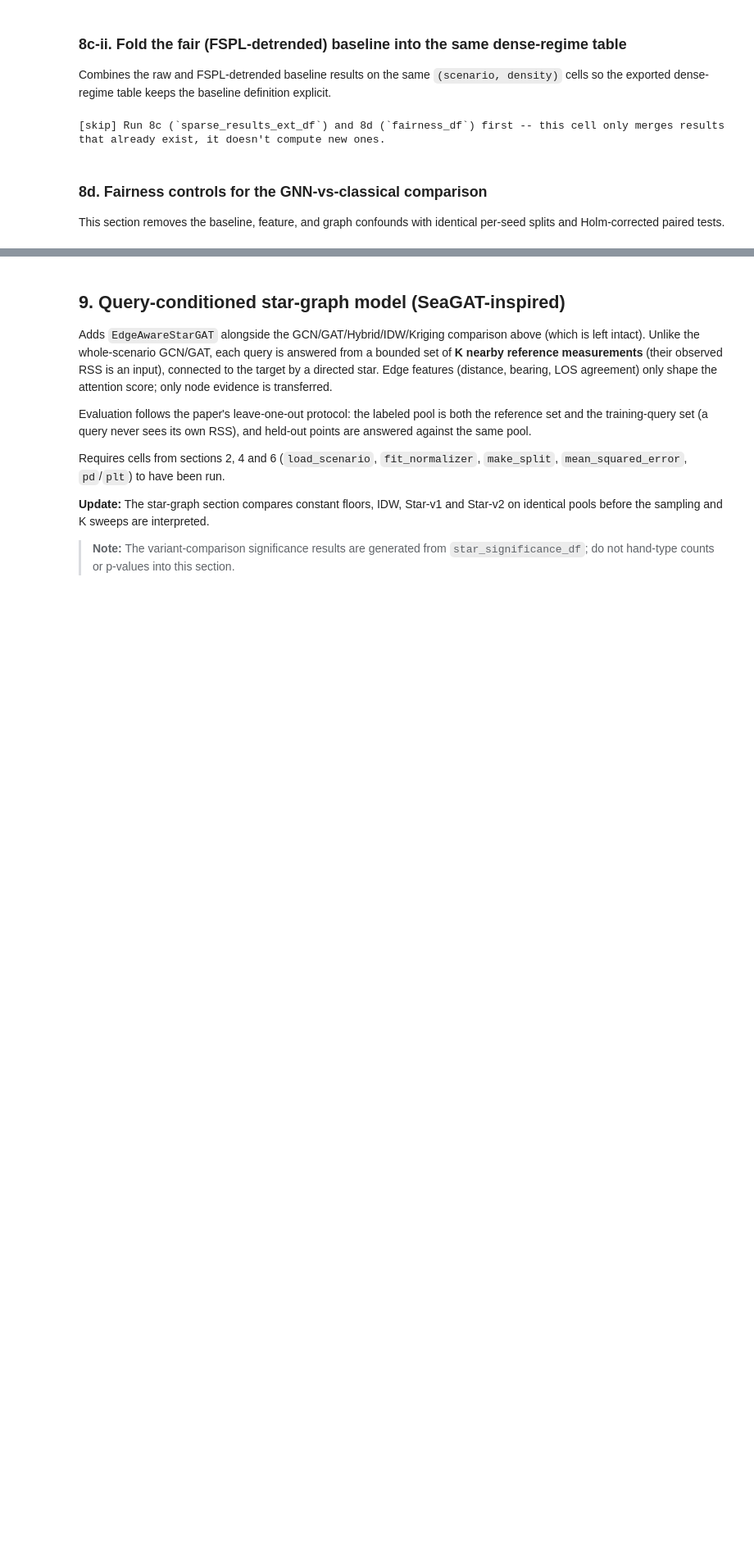
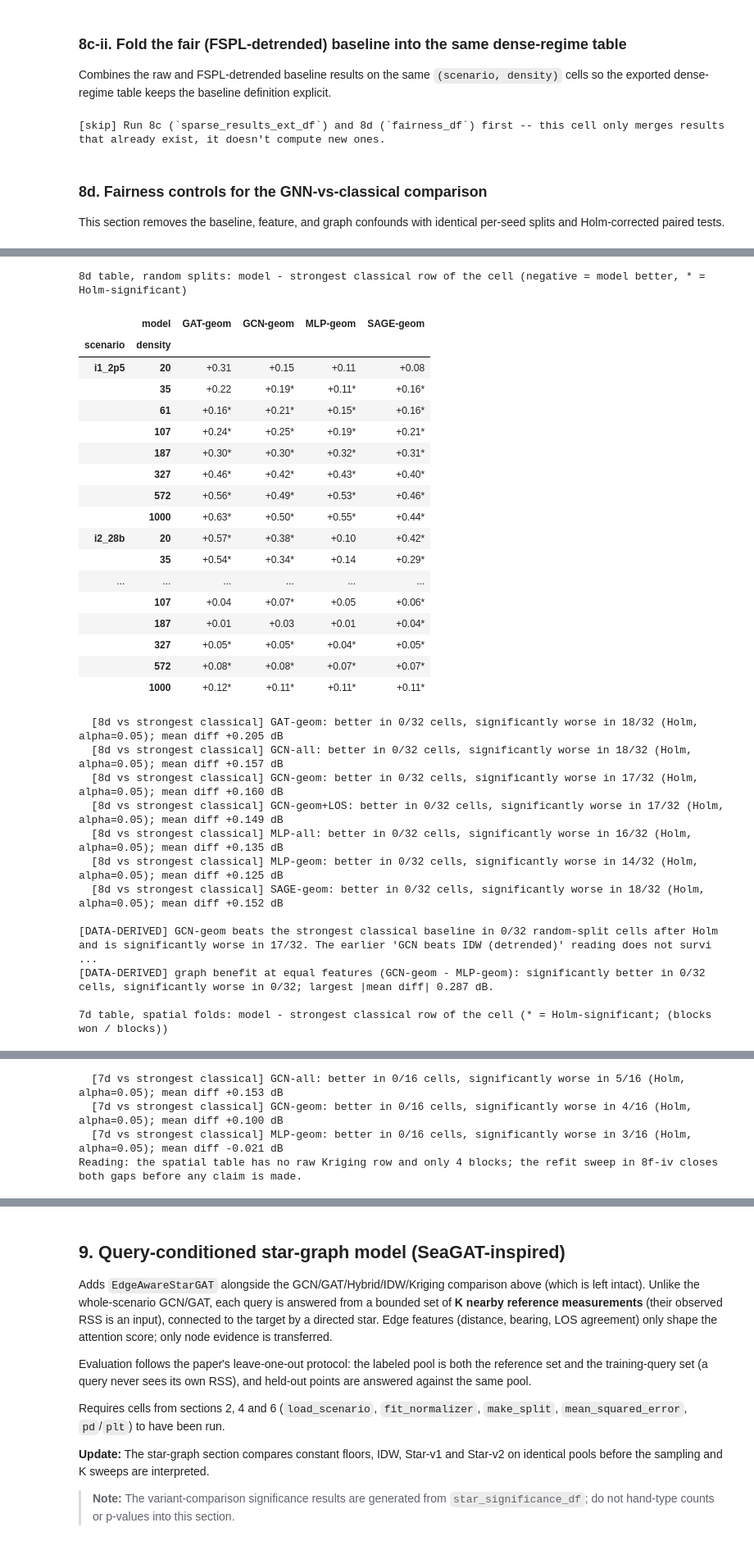
Before and after one commit to CompileArtisan/prism, a Jupyter notebook: radiomap_6g_sweep.ipynb, the cells around one changed output, grey strips where cells are left out. Shown at 82% size. Drawn from its saved outputs; the diff is of its cells as text; code cells hidden in the pictures; blank space fills up the shorter version.

```diff
--- a/radiomap_6g_sweep.ipynb
+++ b/radiomap_6g_sweep.ipynb
@@ -4143,0 +4219,58 @@ Best method per (scenario, density) by mean RMSE -- selection among many variant
+# %%
+%%report
+# ===== 8e | Audit of the existing 8d (random split) and 7d (spatial fold) tables =====
+# The 8d verdict compared GCN-geom with IDW (detrended), which is the WEAKEST of the classical rows in most cells. Here each cell is compared
+# with its strongest classical row instead (oracle choice from the same rows: it favours the baseline, so a win is conservative).
+_NEUR = ("GCN-geom", "GCN-geom+LOS", "GCN-all", "GAT-geom", "SAGE-geom", "MLP-geom", "MLP-all")
+audit_8d = vs_strongest_tests(fairness_df, _NEUR, baseline="oracle", candidates=CLASSICAL_METHODS)
+print("8d table, random splits: model - strongest classical row of the cell (negative = model better, * = Holm-significant)")
+display(diff_grid(audit_8d[audit_8d["model"].isin(["GCN-geom", "MLP-geom", "GAT-geom", "SAGE-geom"])]))
+AUDIT = {"8d_random": claim_summary(audit_8d, "8d vs strongest classical", models=_NEUR)}
+gm = audit_8d[audit_8d["model"] == "GCN-geom"]
+print(f"\n[DATA-DERIVED] GCN-geom beats the strongest classical baseline in {int(gm['supported'].sum())}/{len(gm)} random-split cells after Holm "
+      f"and is significantly worse in {int(gm['worse_sig'].sum())}/{len(gm)}. "
+      + ("The earlier 'GCN beats IDW (detrended)' reading does not survive a fair baseline." if gm["supported"].sum() == 0 else "Cells where it does:"))
+if gm["supported"].sum(): display(gm[gm["supported"]][["scenario", "density", "baseline", "mean_model", "mean_base", "diff", "p_holm"]].round(3))
+# does the graph add anything once the geometry features are in? (already in fairness_tests_df; restated per scenario for the narrative)
+gb = fairness_tests_df[fairness_tests_df["comparison"] == "graph benefit, geom: GCN-geom vs MLP-geom"]
+print(f"[DATA-DERIVED] graph benefit at equal features (GCN-geom - MLP-geom): significantly better in {int(((gb['mean_diff (a-b)'] < 0) & gb['sig_holm']).sum())}/{len(gb)} cells, "
+      f"significantly worse in {int(((gb['mean_diff (a-b)'] > 0) & gb['sig_holm']).sum())}/{len(gb)}; largest |mean diff| {gb['mean_diff (a-b)'].abs().max():.3f} dB.")
+if "spatial_df" in globals():
+    _SP_CLASS = tuple(m for m in ("IDW (raw)", "IDW (detrended)", "FSPL+mean", "Kriging (detrended)") if m in set(spatial_df["method"]))
+    audit_7d = vs_strongest_tests(spatial_df, ("GCN-geom", "GCN-all", "MLP-geom"), baseline="oracle", candidates=_SP_CLASS, fold_col="fold")
+    print("\n7d table, spatial folds: model - strongest classical row of the cell (* = Holm-significant; (blocks won / blocks))")
+    display(diff_grid(audit_7d))
+    AUDIT["7d_spatial"] = claim_summary(audit_7d, "7d vs strongest classical", models=("GCN-geom", "GCN-all", "MLP-geom"))
+    print("Reading: the spatial table has no raw Kriging row and only 4 blocks; the refit sweep in 8f-iv closes both gaps before any claim is made.")
+# %% [output]
+8d table, random splits: model - strongest classical row of the cell (negative = model better, * = Holm-significant)
+|  | model | GAT-geom | GCN-geom | MLP-geom | SAGE-geom |
+| scenario | density |  |  |  |  |
+| i1_2p5 | 20 | +0.31 | +0.15 | +0.11 | +0.08 |
+|  | 35 | +0.22 | +0.19* | +0.11* | +0.16* |
+|  | 61 | +0.16* | +0.21* | +0.15* | +0.16* |
+|  | 107 | +0.24* | +0.25* | +0.19* | +0.21* |
+|  | 187 | +0.30* | +0.30* | +0.32* | +0.31* |
+|  | 327 | +0.46* | +0.42* | +0.43* | +0.40* |
+|  | 572 | +0.56* | +0.49* | +0.53* | +0.46* |
+|  | 1000 | +0.63* | +0.50* | +0.55* | +0.44* |
+| i2_28b | 20 | +0.57* | +0.38* | +0.10 | +0.42* |
+|  | 35 | +0.54* | +0.34* | +0.14 | +0.29* |
+| ... | ... | ... | ... | ... | ... |
+|  | 107 | +0.04 | +0.07* | +0.05 | +0.06* |
+|  | 187 | +0.01 | +0.03 | +0.01 | +0.04* |
+|  | 327 | +0.05* | +0.05* | +0.04* | +0.05* |
+|  | 572 | +0.08* | +0.08* | +0.07* | +0.07* |
+|  | 1000 | +0.12* | +0.11* | +0.11* | +0.11* |
+  [8d vs strongest classical] GAT-geom: better in 0/32 cells, significantly worse in 18/32 (Holm, alpha=0.05); mean diff +0.205 dB
+  [8d vs strongest classical] GCN-all: better in 0/32 cells, significantly worse in 18/32 (Holm, alpha=0.05); mean diff +0.157 dB
+  [8d vs strongest classical] GCN-geom: better in 0/32 cells, significantly worse in 17/32 (Holm, alpha=0.05); mean diff +0.160 dB
+  [8d vs strongest classical] GCN-geom+LOS: better in 0/32 cells, significantly worse in 17/32 (Holm, alpha=0.05); mean diff +0.149 dB
+  [8d vs strongest classical] MLP-all: better in 0/32 cells, significantly worse in 16/32 (Holm, alpha=0.05); mean diff +0.135 dB
+  [8d vs strongest classical] MLP-geom: better in 0/32 cells, significantly worse in 14/32 (Holm, alpha=0.05); mean diff +0.125 dB
+  [8d vs strongest classical] SAGE-geom: better in 0/32 cells, significantly worse in 18/32 (Holm, alpha=0.05); mean diff +0.152 dB
+
+[DATA-DERIVED] GCN-geom beats the strongest classical baseline in 0/32 random-split cells after Holm and is significantly worse in 17/32. The earlier 'GCN beats IDW (detrended)' reading does not survi ...
+[DATA-DERIVED] graph benefit at equal features (GCN-geom - MLP-geom): significantly better in 0/32 cells, significantly worse in 0/32; largest |mean diff| 0.287 dB.
+
+7d table, spatial folds: model - strongest classical row of the cell (* = Holm-significant; (blocks won / blocks))
@@ -4143,0 +4295,4 @@ Best method per (scenario, density) by mean RMSE -- selection among many variant
+  [7d vs strongest classical] GCN-all: better in 0/16 cells, significantly worse in 5/16 (Holm, alpha=0.05); mean diff +0.153 dB
+  [7d vs strongest classical] GCN-geom: better in 0/16 cells, significantly worse in 4/16 (Holm, alpha=0.05); mean diff +0.100 dB
+  [7d vs strongest classical] MLP-geom: better in 0/16 cells, significantly worse in 3/16 (Holm, alpha=0.05); mean diff -0.021 dB
+Reading: the spatial table has no raw Kriging row and only 4 blocks; the refit sweep in 8f-iv closes both gaps before any claim is made.
```
Also changed, not shown: parts of 36 cells of this notebook.
